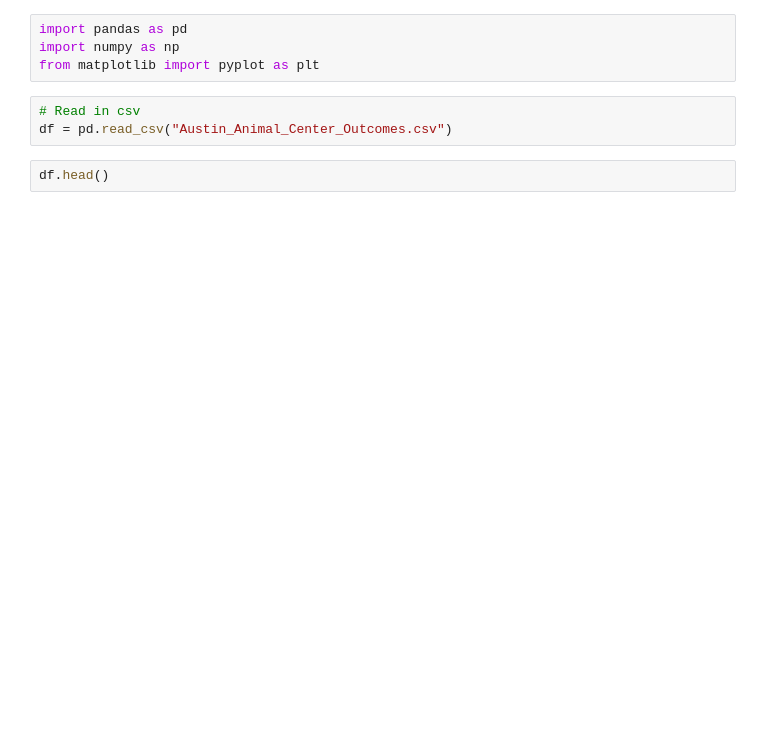
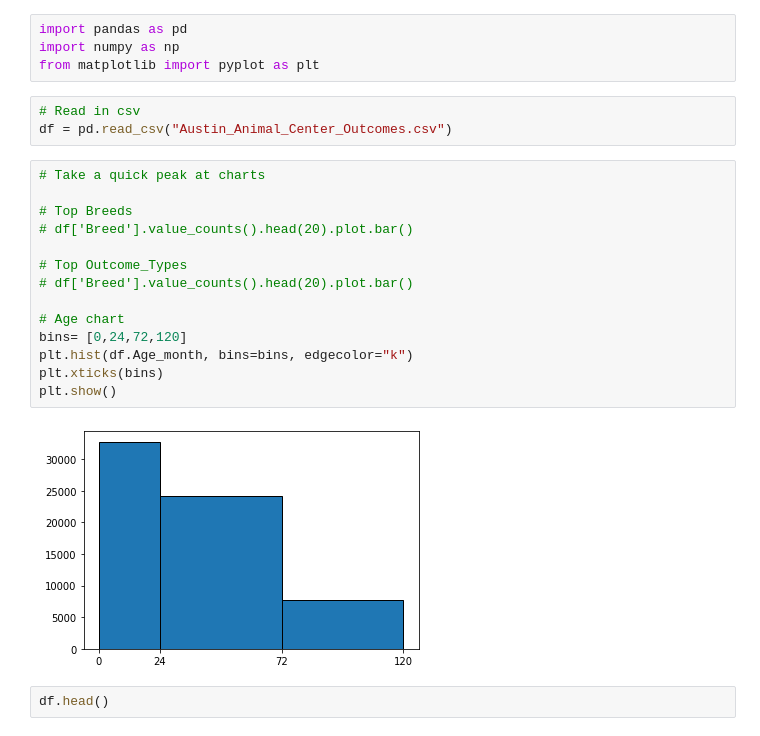
Before and after one commit to kellypriest/project-3, a Jupyter notebook: model_random_forest_65_BinaryOutcome.ipynb, the cells around one changed output. Drawn from its saved outputs; the diff is of its cells as text; blank space fills up the shorter version.

```diff
--- a/model_random_forest_65_BinaryOutcome.ipynb
+++ b/model_random_forest_65_BinaryOutcome.ipynb
@@ -5,6 +7,22 @@ from matplotlib import pyplot as plt
 # %%
 # Read in csv
 df = pd.read_csv("Austin_Animal_Center_Outcomes.csv")
+# %%
+# Take a quick peak at charts
+
+# Top Breeds
+# df['Breed'].value_counts().head(20).plot.bar()
+
+# Top Outcome_Types
+# df['Breed'].value_counts().head(20).plot.bar()
+
+# Age chart
+bins= [0,24,72,120]
+plt.hist(df.Age_month, bins=bins, edgecolor="k")
+plt.xticks(bins)
+plt.show()
+# %% [output]
+[figure, added]
 # %%
 df.head()
 # %% [output]
```
Also changed, not shown: parts of 31 cells of this notebook.
